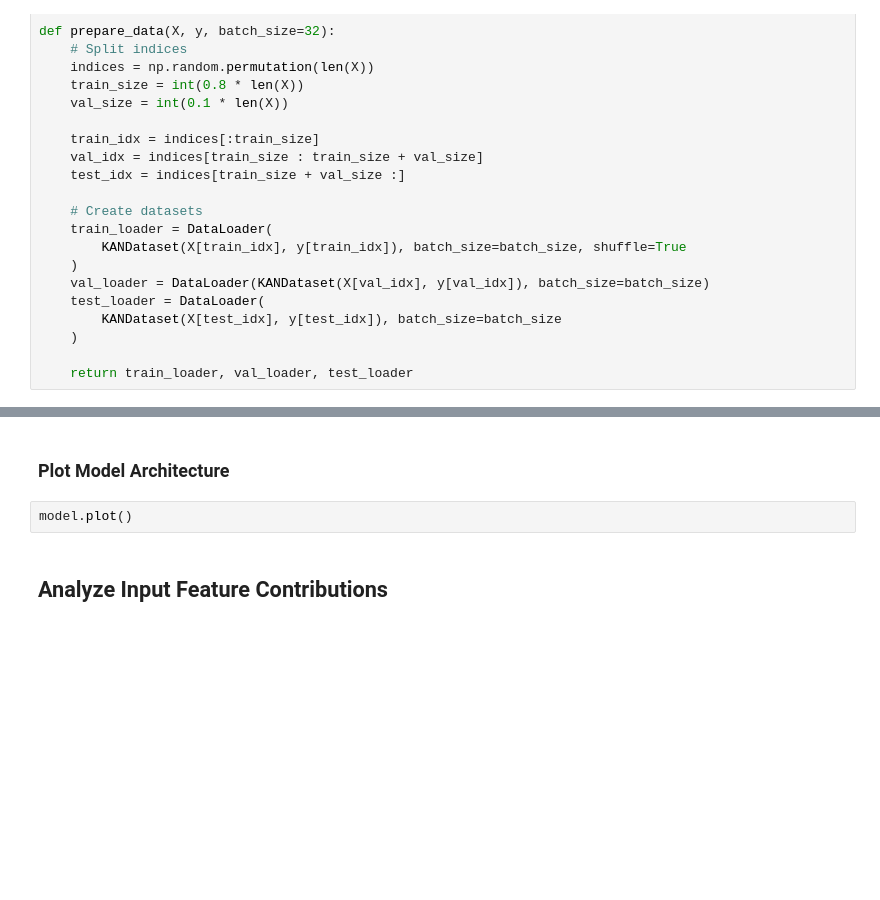
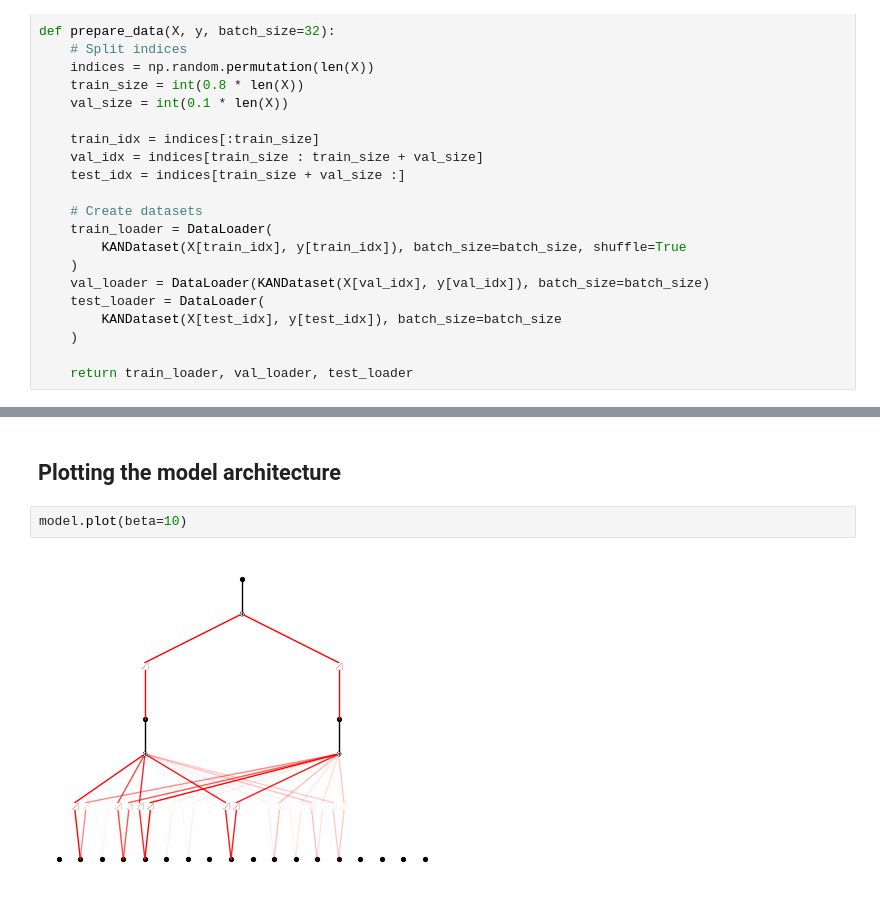
Before and after one commit to poshraj24/KAN-BioInformatics, a Jupyter notebook: experiment.ipynb, the cells around one changed output, grey strips where cells are left out. Saved outputs shown, nothing was run; the diff lists cells and outputs as text; blank space fills up the shorter version.

```diff
--- a/experiment.ipynb
+++ b/experiment.ipynb
@@ -385,6 +450,6 @@ ex_round(model.symbolic_formula()[0][0],4)
-# %% [markdown]
-### Plot Model Architecture
+# %% [markdown]
+## Plotting the model architecture
 # %%
-model.plot()
+model.plot(beta=10)
+# %% [output]
+[figure, added]
-# %% [markdown]
-## Analyze Input Feature Contributions
```
Also changed, not shown: parts of 25 cells of this notebook, 24 other files.
